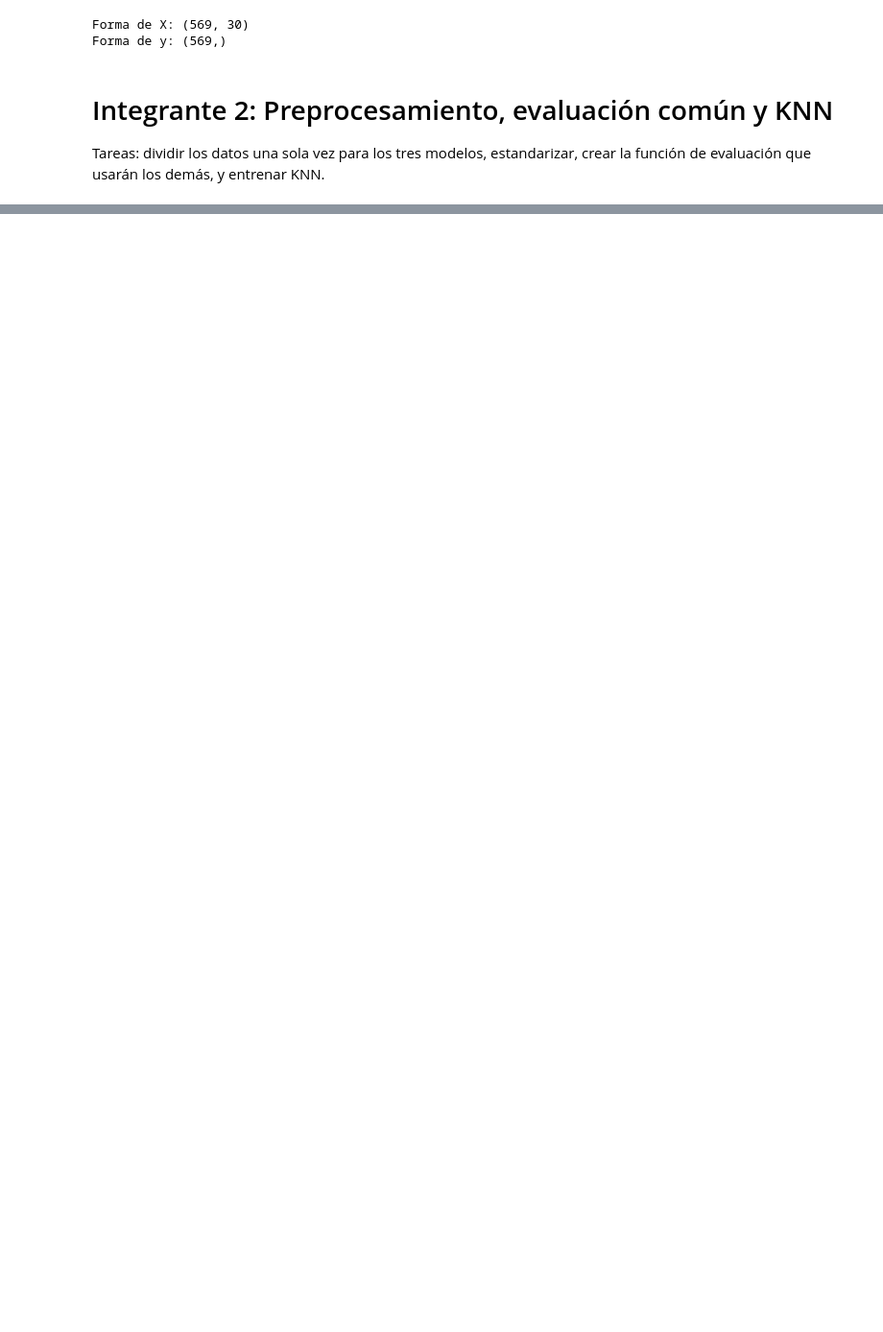
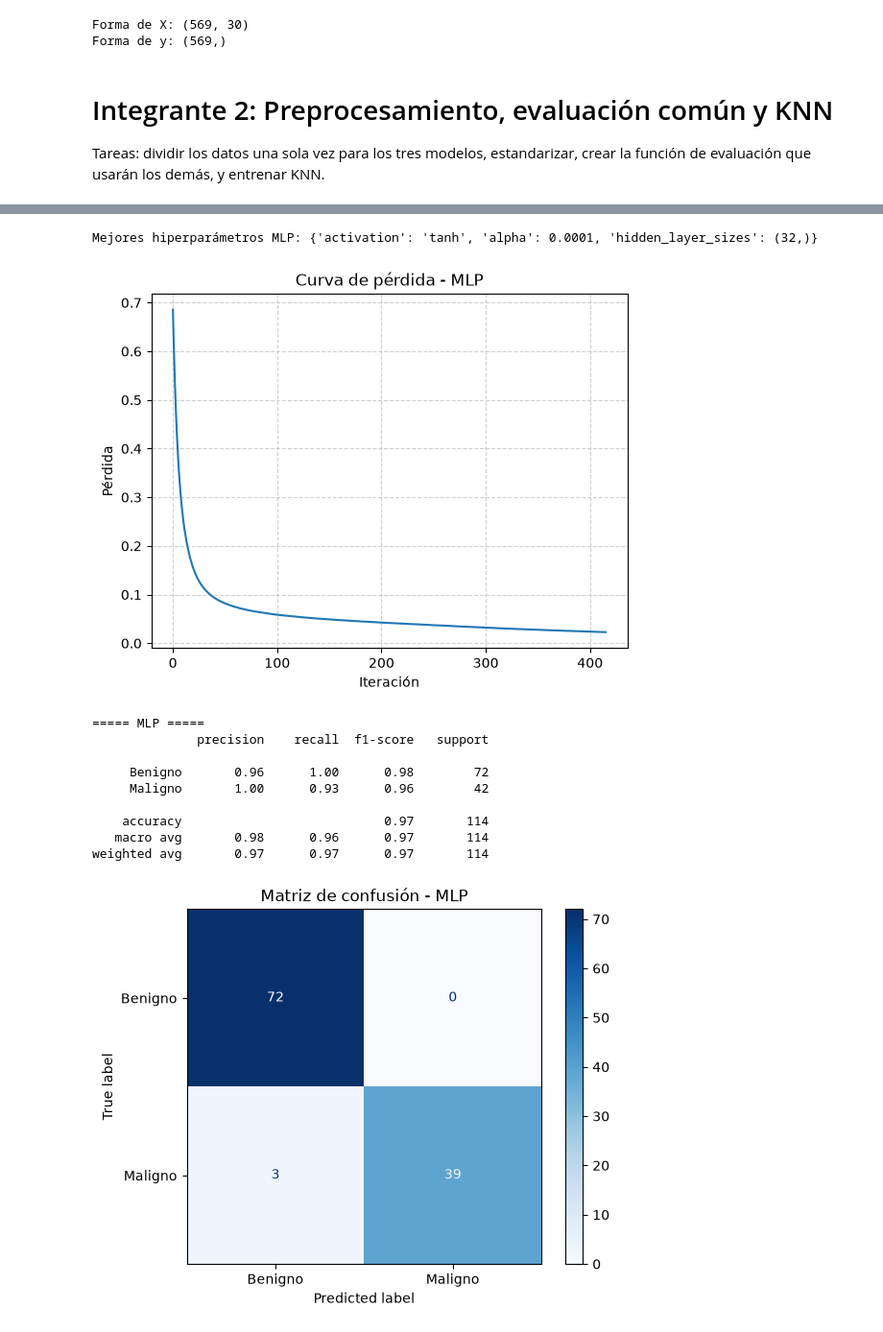
Before and after one commit to antodollparts/supervised-learning-breast-cancer, a Jupyter notebook: notebook.ipynb, the cells around one changed output, grey strips where cells are left out. Shown at 96% size. Saved outputs shown, nothing was run; the diff lists cells and outputs as text; code cells hidden in the pictures; blank space fills up the shorter version.

Commit message:
Integra clasificador MLP y curva de perdida - Integrante 4

```diff
--- a/notebook.ipynb
+++ b/notebook.ipynb
@@ -169,0 +174,46 @@ weighted avg       0.94      0.94      0.94       114
+# %%
+# ===== INTEGRANTE 4: RED NEURONAL (MLP) =====
+from sklearn.neural_network import MLPClassifier
+
+param_mlp = {
+    'hidden_layer_sizes': [(16,), (32,), (32, 16), (64, 32)],
+    'activation': ['relu', 'tanh'],
+    'alpha': [0.0001, 0.001, 0.01]
+}
+
+grid_mlp = GridSearchCV(
+    MLPClassifier(max_iter=2000, random_state=42),
+    param_mlp,
+    cv=5,
+    scoring='accuracy',
+    n_jobs=-1
+)
+
+grid_mlp.fit(X_train_s, y_train)
+mlp = grid_mlp.best_estimator_
+
+print("Mejores hiperparámetros MLP:", grid_mlp.best_params_)
+
+# Curva de pérdida durante el entrenamiento
+plt.plot(mlp.loss_curve_)
+plt.title('Curva de pérdida - MLP')
+plt.xlabel('Iteración')
+plt.ylabel('Pérdida')
+plt.grid(True, linestyle='--', alpha=0.6)
+plt.show()
+
+# Evaluación en el conjunto de prueba
+y_pred_mlp = evaluar_modelo('MLP', mlp, X_test_s, y_test)
+# %% [output]
+Mejores hiperparámetros MLP: {'activation': 'tanh', 'alpha': 0.0001, 'hidden_layer_sizes': (32,)}
+[figure, added]
+===== MLP =====
+              precision    recall  f1-score   support
+
+     Benigno       0.96      1.00      0.98        72
+     Maligno       1.00      0.93      0.96        42
+
+    accuracy                           0.97       114
+   macro avg       0.98      0.96      0.97       114
+weighted avg       0.97      0.97      0.97       114
+[figure, added]
```
Also changed, not shown: parts of 3 cells of this notebook.
